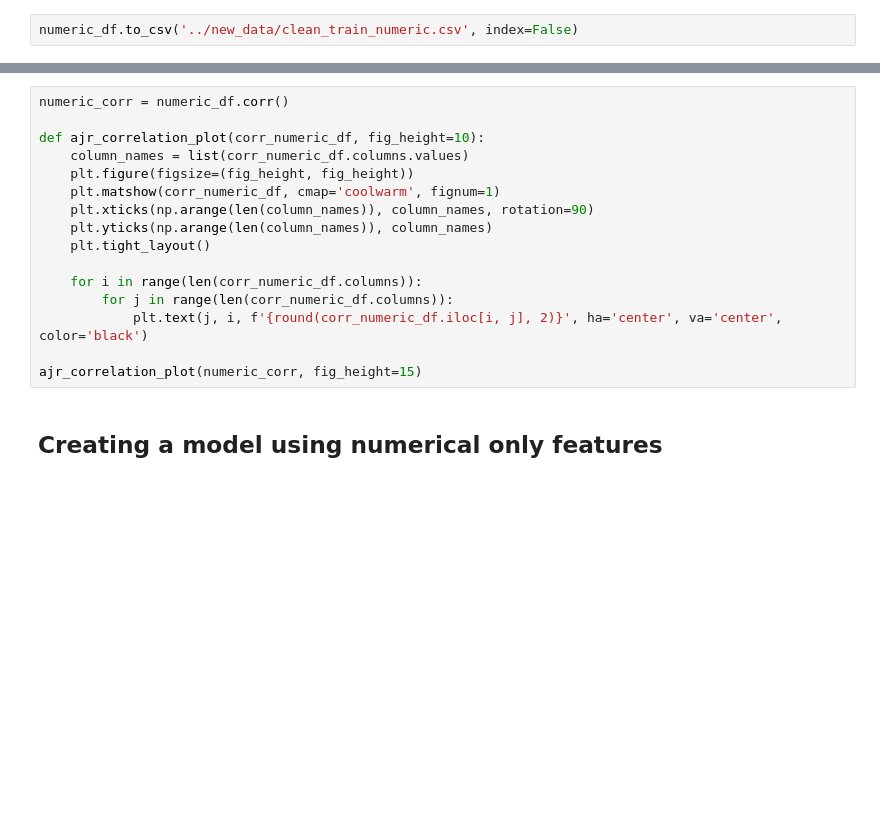
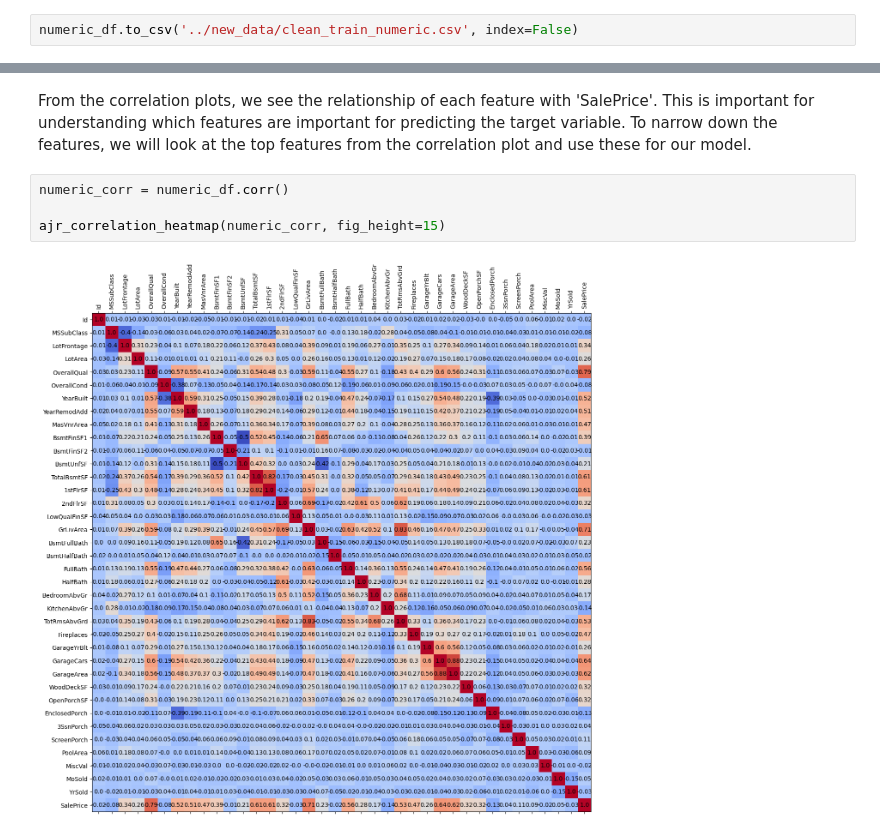
Before and after one commit to Terraform05/House-Price-Prediction, a Jupyter notebook: notebooks/numeric_exploration.ipynb, the cells around one changed output, grey strips where cells are left out. Cells and saved outputs as stored; diff of their text form; blank space fills up the shorter version.

Commit message:
final numerical

```diff
--- a/notebooks/numeric_exploration.ipynb
+++ b/notebooks/numeric_exploration.ipynb
@@ -135,18 +435,9 @@ ajr_plot_correlations(numeric_df, 'SalePrice')
-# %%
-numeric_corr = numeric_df.corr()
-
-def ajr_correlation_plot(corr_numeric_df, fig_height=10):
-    column_names = list(corr_numeric_df.columns.values)
-    plt.figure(figsize=(fig_height, fig_height))
-    plt.matshow(corr_numeric_df, cmap='coolwarm', fignum=1)
-    plt.xticks(np.arange(len(column_names)), column_names, rotation=90)
-    plt.yticks(np.arange(len(column_names)), column_names)
-    plt.tight_layout()
-
-    for i in range(len(corr_numeric_df.columns)):
-        for j in range(len(corr_numeric_df.columns)):
-            plt.text(j, i, f'{round(corr_numeric_df.iloc[i, j], 2)}', ha='center', va='center', color='black')
-
-ajr_correlation_plot(numeric_corr, fig_height=15)
-# %% [markdown]
-## Creating a model using numerical only features
+# %% [markdown]
+From the correlation plots, we see the relationship of each feature with 'SalePrice'. This is important for understanding which features are important for predicting the target variable.
+To narrow down the features, we will look at the top features from the correlation plot and use these for our model.
+# %%
+numeric_corr = numeric_df.corr()
+
+ajr_correlation_heatmap(numeric_corr, fig_height=15)
+# %% [output]
+[figure, added]
```
Also changed, not shown: parts of 57 cells of this notebook, 4 other files.
